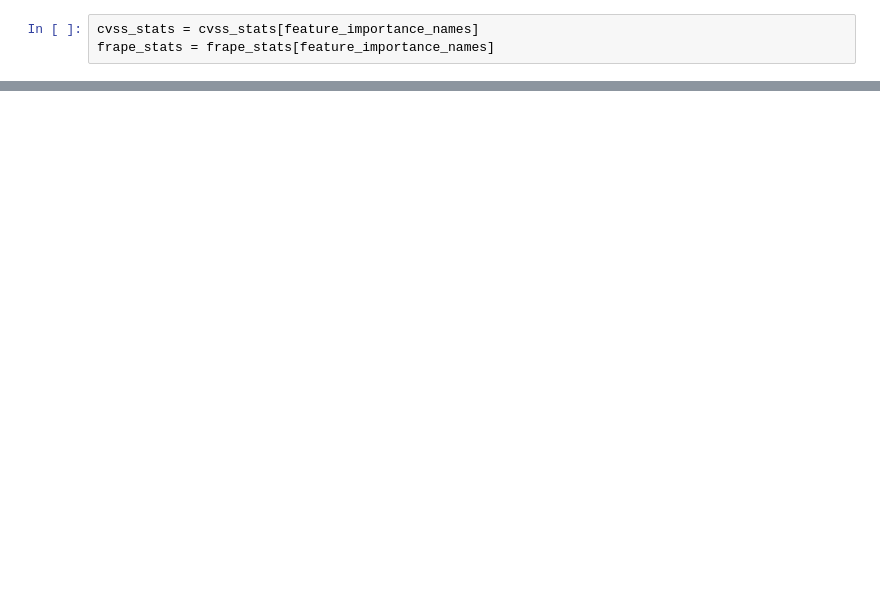
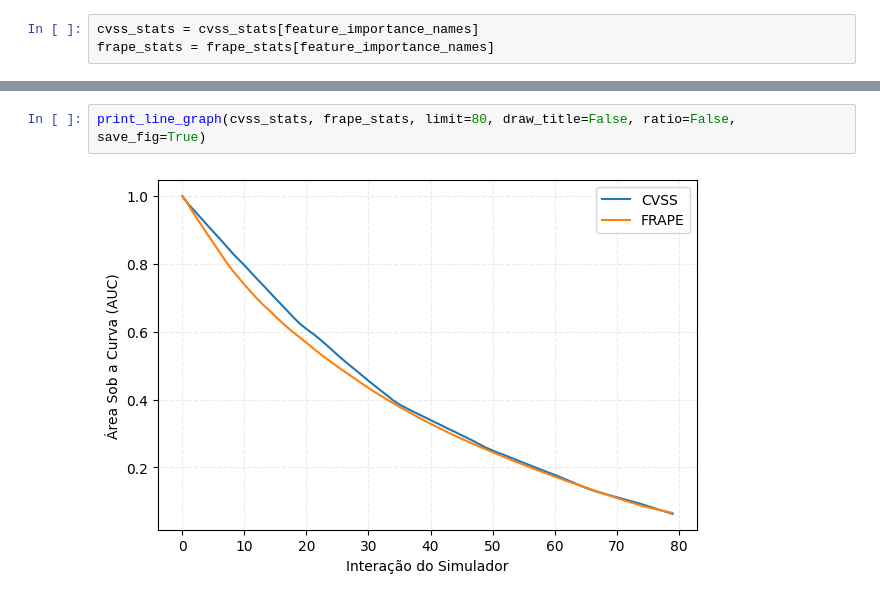
Before and after one commit to rodrigoparente/cvefixes-simulator, a Jupyter notebook: ipynb/Stats Analysis -- Radar chart.ipynb, the cells around one changed output, grey strips where cells are left out. Drawn from its saved outputs; the diff is of its cells as text; blank space fills up the shorter version.

```diff
--- a/ipynb/Stats Analysis -- Radar chart.ipynb
+++ b/ipynb/Stats Analysis -- Radar chart.ipynb
@@ -211,0 +297,4 @@ for key in range(0, 26, 4):
+# %%
+print_line_graph(cvss_stats, frape_stats, limit=80, draw_title=False, ratio=False, save_fig=True)
+# %% [output]
+[figure, added]
```
Also changed, not shown: parts of 10 cells of this notebook, 4 other files.
